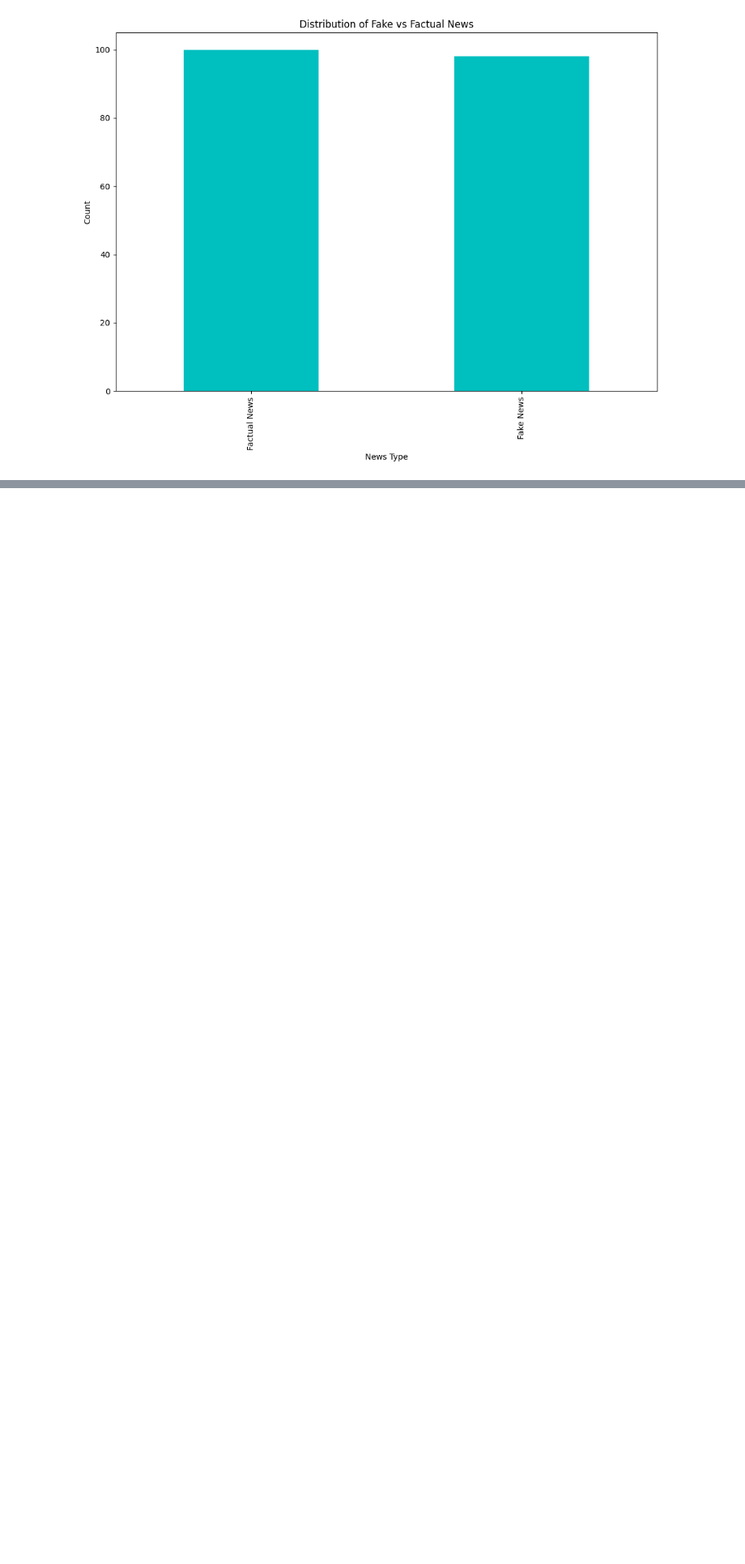
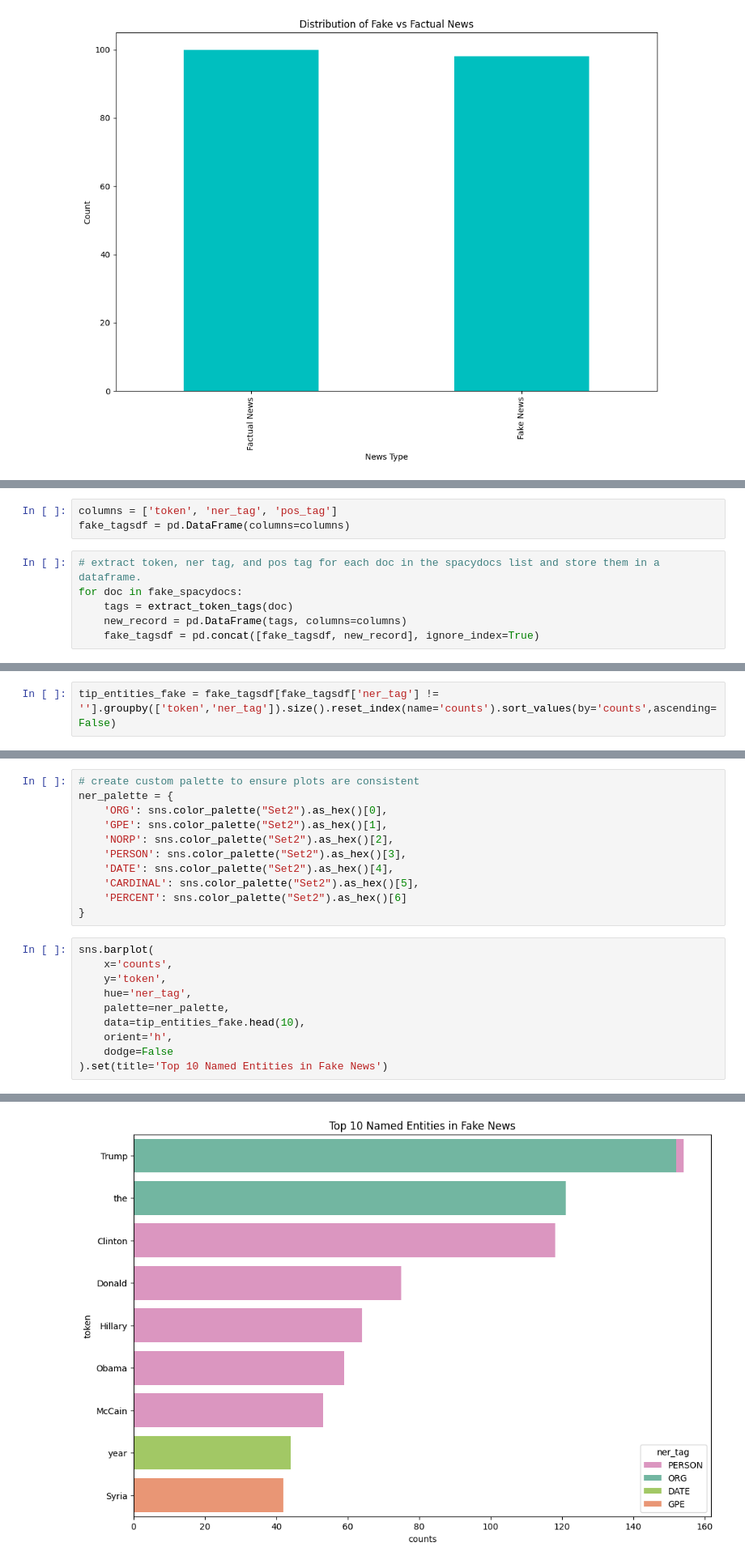
Before and after one commit to faruqonaayo/fake_news_categorizer, a Jupyter notebook: fake_news_categorizer.ipynb, the cells around one changed output, grey strips where cells are left out. Shown at 81% size. Cells and saved outputs as stored; diff of their text form; blank space fills up the shorter version.

```diff
--- a/fake_news_categorizer.ipynb
+++ b/fake_news_categorizer.ipynb
@@ -59,0 +75,9 @@ Text(0, 0.5, 'Count')
+# %%
+columns = ['token', 'ner_tag', 'pos_tag']
+fake_tagsdf = pd.DataFrame(columns=columns)
+# %%
+# extract token, ner tag, and pos tag for each doc in the spacydocs list and store them in a dataframe.
+for doc in fake_spacydocs:
+    tags = extract_token_tags(doc)
+    new_record = pd.DataFrame(tags, columns=columns)
+    fake_tagsdf = pd.concat([fake_tagsdf, new_record], ignore_index=True)
@@ -59,0 +191,2 @@ Text(0, 0.5, 'Count')
+# %%
+tip_entities_fake = fake_tagsdf[fake_tagsdf['ner_tag'] != ''].groupby(['token','ner_tag']).size().reset_index(name='counts').sort_values(by='counts',ascending=False)
@@ -59,0 +195,22 @@ Text(0, 0.5, 'Count')
+# %%
+# create custom palette to ensure plots are consistent
+ner_palette = {
+    'ORG': sns.color_palette("Set2").as_hex()[0],
+    'GPE': sns.color_palette("Set2").as_hex()[1],
+    'NORP': sns.color_palette("Set2").as_hex()[2],
+    'PERSON': sns.color_palette("Set2").as_hex()[3],
+    'DATE': sns.color_palette("Set2").as_hex()[4],
+    'CARDINAL': sns.color_palette("Set2").as_hex()[5],
+    'PERCENT': sns.color_palette("Set2").as_hex()[6]
+}
+# %%
+sns.barplot(
+    x='counts',
+    y='token',
+    hue='ner_tag',
+    palette=ner_palette,
+    data=tip_entities_fake.head(10),
+    orient='h',
+    dodge=False
+).set(title='Top 10 Named Entities in Fake News')
+# %% [output]
@@ -59,0 +218 @@ Text(0, 0.5, 'Count')
+[figure, added]
```
Also changed, not shown: parts of 40 cells of this notebook.
